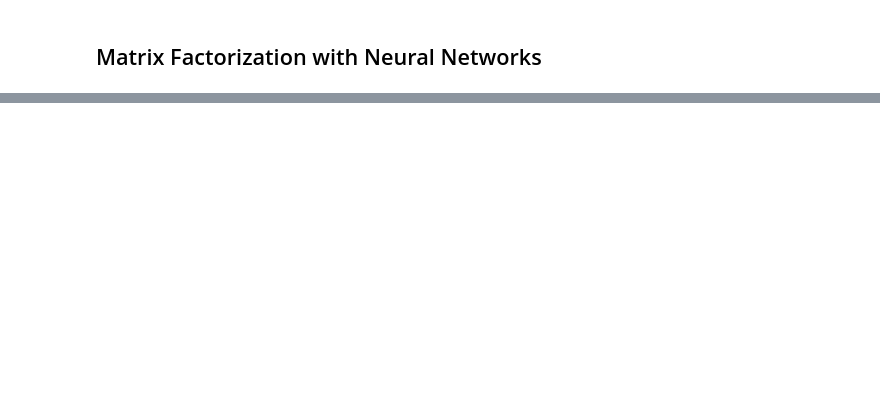
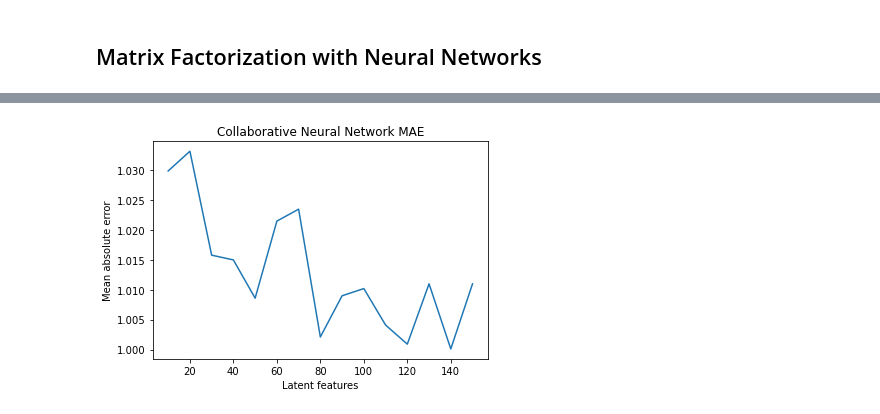
Before and after one commit to ikarampinis/Game-Recommender-System---Diploma-thesis, a Jupyter notebook: code/collaborative_filtering.ipynb, the cells around one changed output, grey strips where cells are left out. Drawn from its saved outputs; the diff is of its cells as text; code cells hidden in the pictures; blank space fills up the shorter version.

```diff
--- a/code/collaborative_filtering.ipynb
+++ b/code/collaborative_filtering.ipynb
@@ -661,0 +617,11 @@ IndexError: list index out of range
+# %%
+features = np.array([10,20,30,40,50,60,70,80,90,100,110,120,130,140,150])
+mae = np.array([1.0299, 1.0332, 1.0158, 1.015, 1.0086, 1.0215, 1.0235, 1.0021, 1.009, 1.0102, 1.0041, 1.0009, 1.011, 1.0001, 1.011])
+
+plt.title("Collaborative Neural Network MAE")
+plt.ylabel("Mean absolute error")
+plt.xlabel("Latent features")
+plt.plot(features, mae)
+plt.show()
+# %% [output]
+[figure, added]
```
Also changed, not shown: parts of 34 cells of this notebook, 1 other file.
